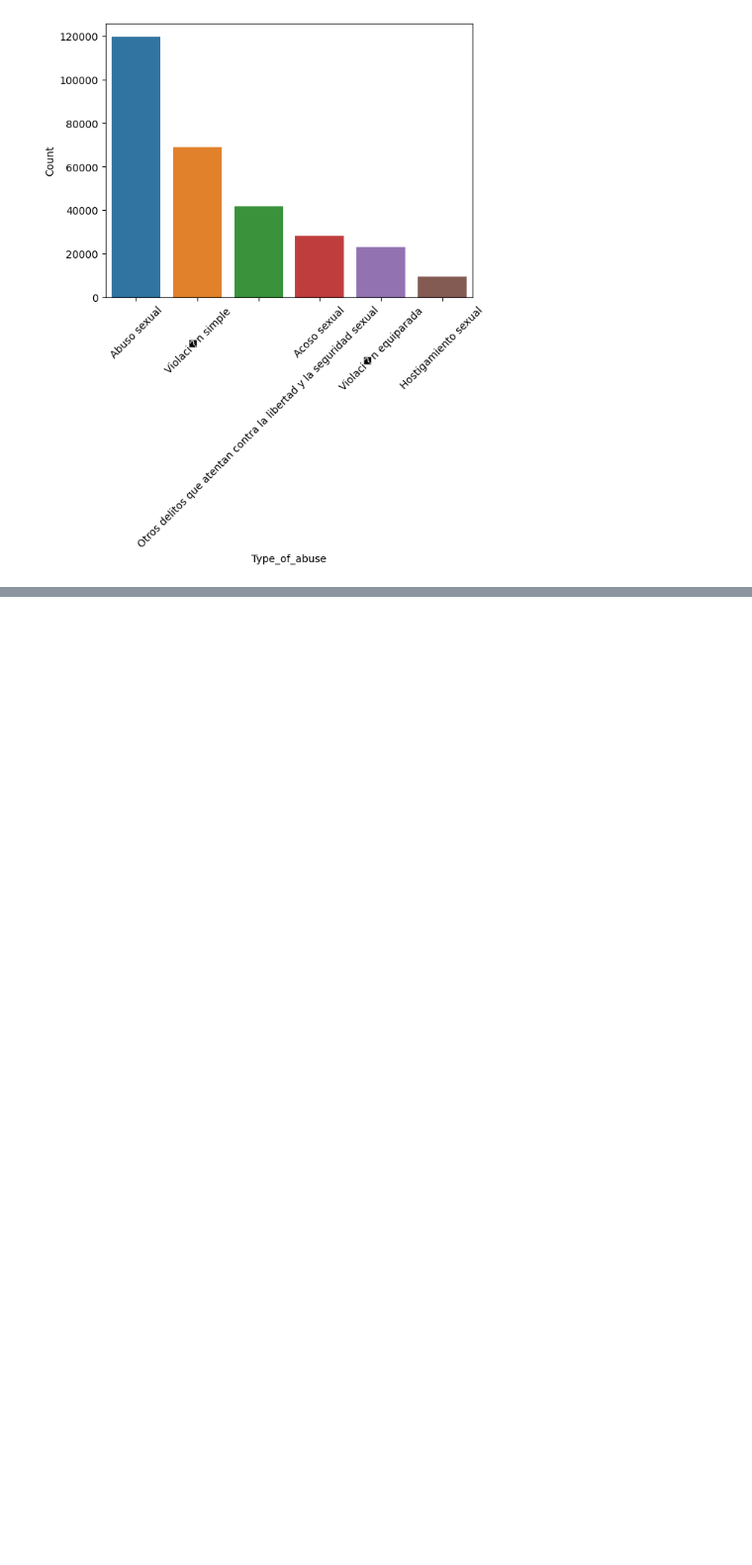
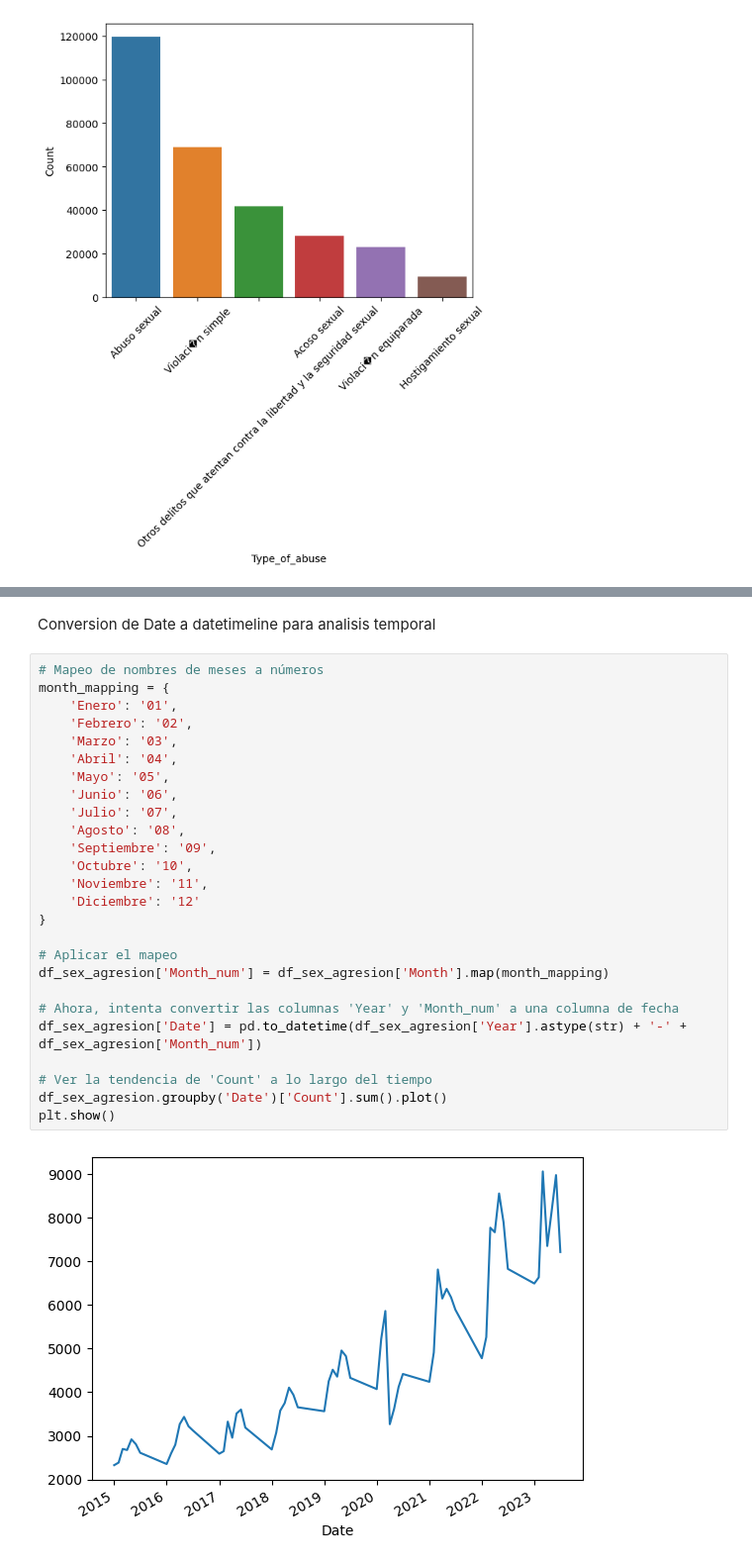
Before and after one commit to BlackEddit/EDA_Cleasings, a Jupyter notebook: rev_hot_spot_case_Sex_Agre.ipynb, the cells around one changed output, grey strips where cells are left out. Shown at 99% size. Cells and saved outputs as stored; diff of their text form; blank space fills up the shorter version.

```diff
--- a/rev_hot_spot_case_Sex_Agre.ipynb
+++ b/rev_hot_spot_case_Sex_Agre.ipynb
@@ -256,0 +267,30 @@ plt.show()
+# %% [markdown]
+Conversion de Date a datetimeline para analisis temporal
+# %%
+# Mapeo de nombres de meses a números
+month_mapping = {
+    'Enero': '01',
+    'Febrero': '02',
+    'Marzo': '03',
+    'Abril': '04',
+    'Mayo': '05',
+    'Junio': '06',
+    'Julio': '07',
+    'Agosto': '08',
+    'Septiembre': '09',
+    'Octubre': '10',
+    'Noviembre': '11',
+    'Diciembre': '12'
+}
+
+# Aplicar el mapeo
+df_sex_agresion['Month_num'] = df_sex_agresion['Month'].map(month_mapping)
+
+# Ahora, intenta convertir las columnas 'Year' y 'Month_num' a una columna de fecha
+df_sex_agresion['Date'] = pd.to_datetime(df_sex_agresion['Year'].astype(str) + '-' + df_sex_agresion['Month_num'])
+
+# Ver la tendencia de 'Count' a lo largo del tiempo
+df_sex_agresion.groupby('Date')['Count'].sum().plot()
+plt.show()
+# %% [output]
+[figure, added]
```
Also changed, not shown: parts of 6 cells of this notebook, 1 other file.
